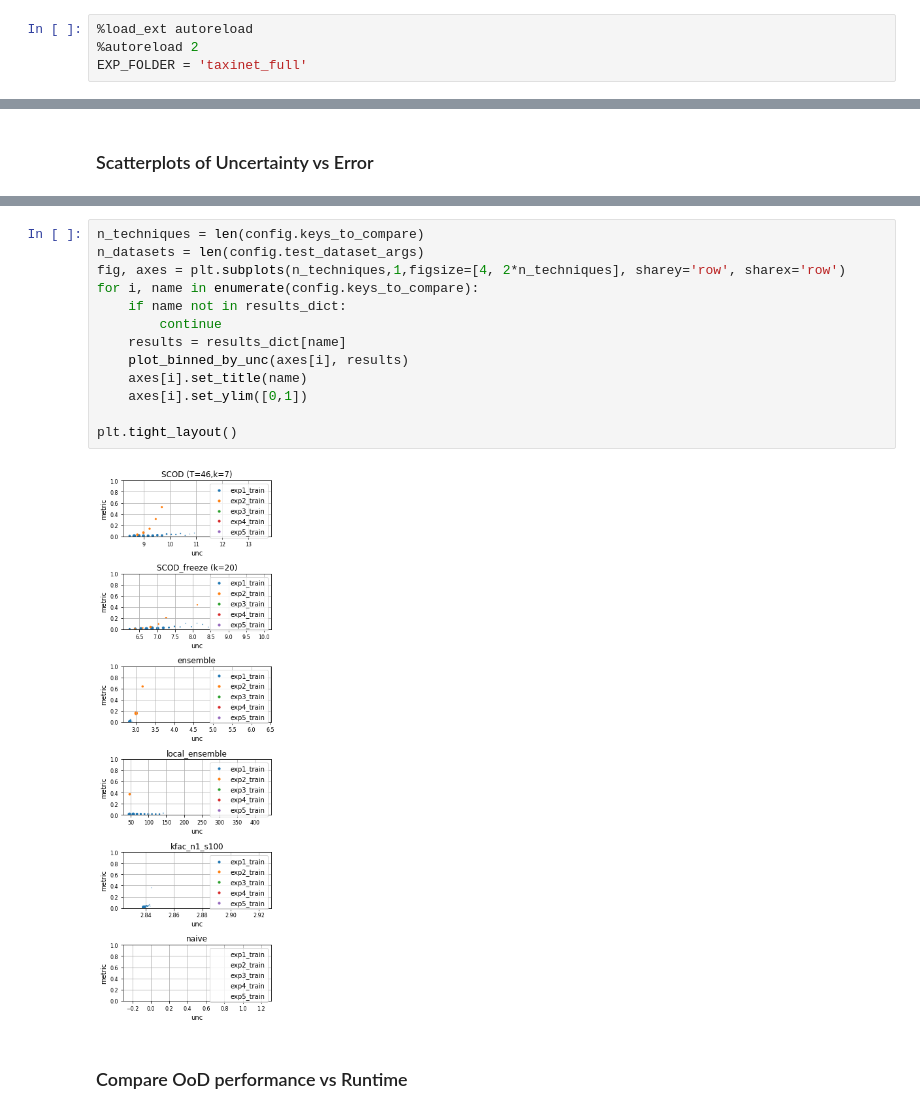
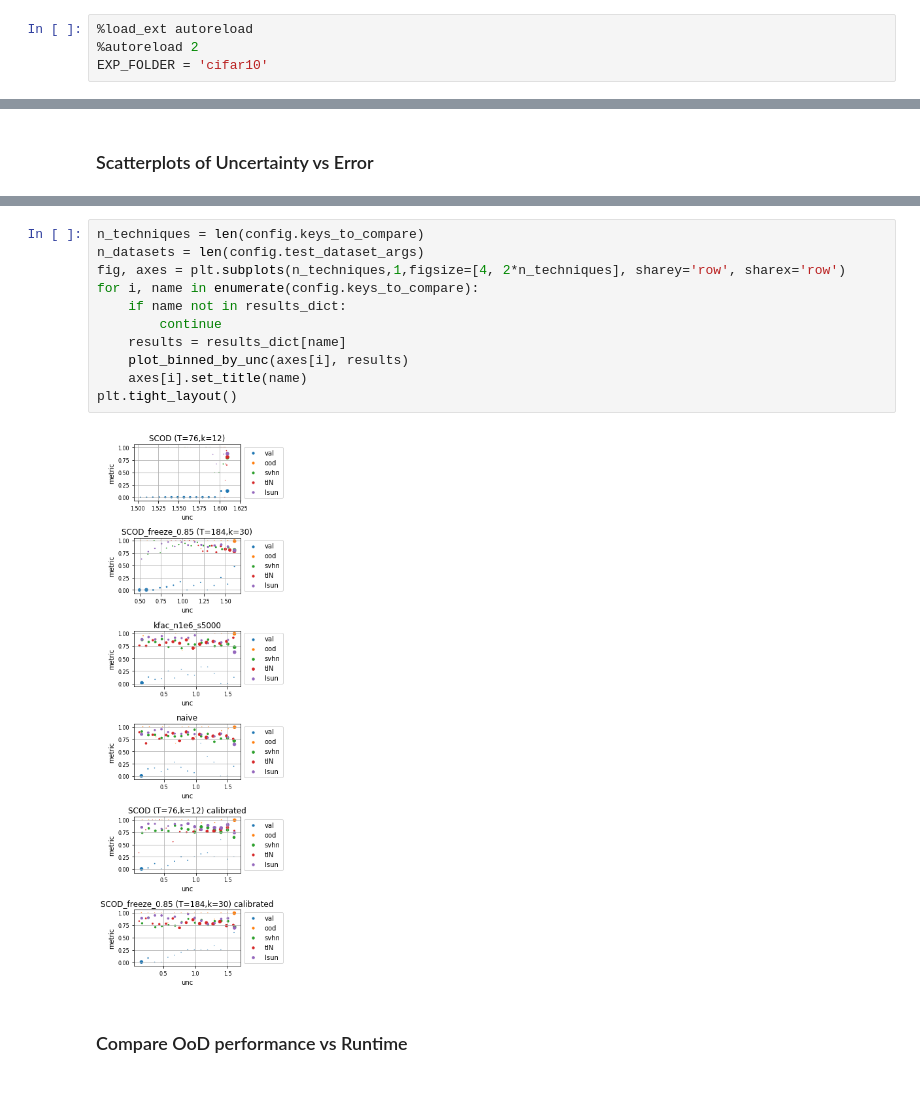
Before and after one commit to apoorva-sharma/SCOD, a Jupyter notebook: experiments/visualize.ipynb, the cells around one changed output, grey strips where cells are left out. Cells and saved outputs as stored; diff of their text form.

```diff
--- a/experiments/visualize.ipynb
+++ b/experiments/visualize.ipynb
@@ -6,7 +6,7 @@ Assumes `run_experiments` has generated results in the `[EXP_FOLDER]/results` fo
 # %%
 %load_ext autoreload
 %autoreload 2
-EXP_FOLDER = 'taxinet_full'
+EXP_FOLDER = 'cifar10'
 # %%
 import sys
 import os
@@ -167,18 +166,16 @@ plt.tight_layout()
 # %%
 n_techniques = len(config.keys_to_compare)
 n_datasets = len(config.test_dataset_args)
 fig, axes = plt.subplots(n_techniques,1,figsize=[4, 2*n_techniques], sharey='row', sharex='row')
 for i, name in enumerate(config.keys_to_compare):
     if name not in results_dict:
         continue
     results = results_dict[name]
     plot_binned_by_unc(axes[i], results)
     axes[i].set_title(name)
-    axes[i].set_ylim([0,1])
-
 plt.tight_layout()
 # %% [output]
-[figure, old version]
+[figure, new version]
 # %% [markdown]
 ### Compare OoD performance vs Runtime
 # %%
```
Also changed, not shown: parts of 3 cells of this notebook, 6 other files.
